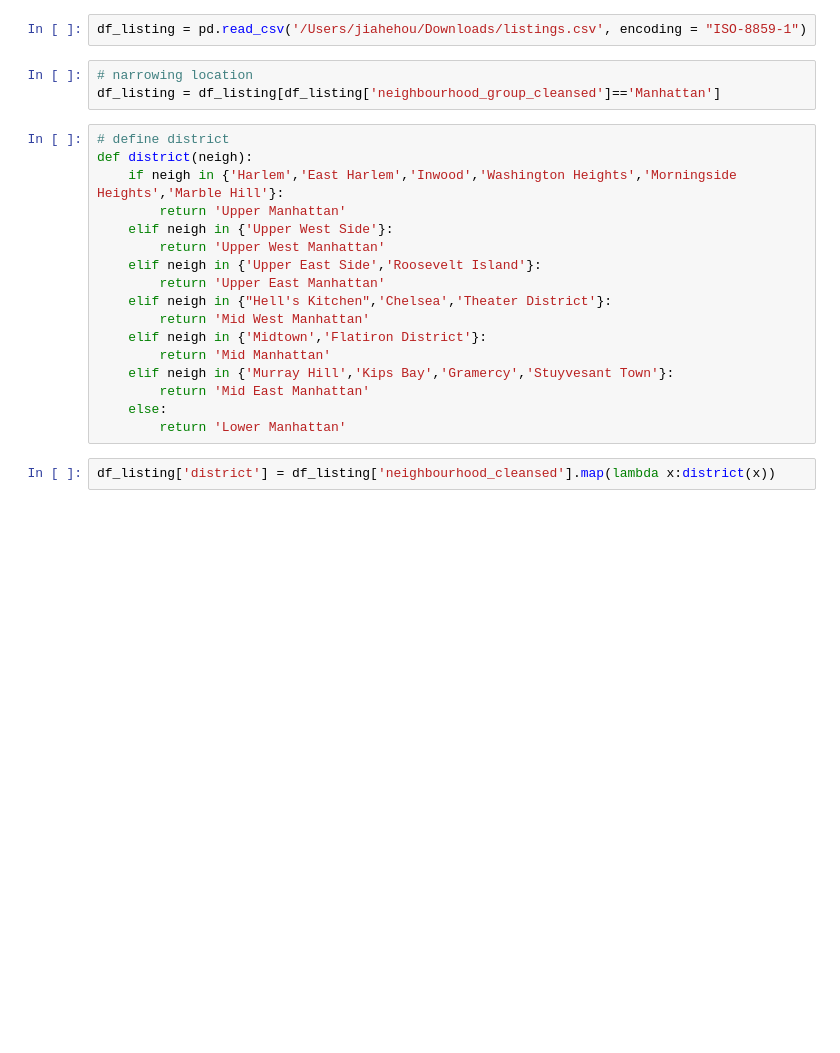
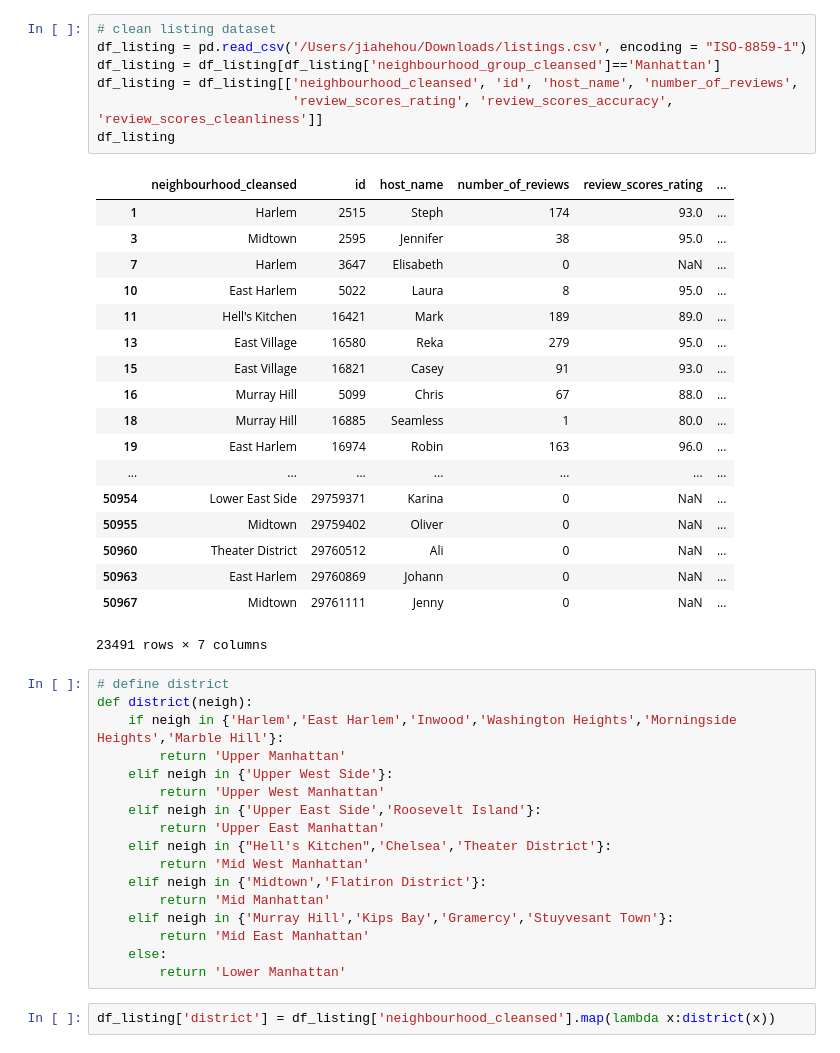
Before and after one commit to benbencony/NYC-Airbnb-Operation-Analysis, a Jupyter notebook: airbnb_sentiment_analysis.ipynb, the cells around one changed output. Saved outputs shown, nothing was run; the diff lists cells and outputs as text; blank space fills up the shorter version.

```diff
--- a/airbnb_sentiment_analysis.ipynb
+++ b/airbnb_sentiment_analysis.ipynb
@@ -31,8 +42,29 @@ df_review[df_review['pickup_year'] == 2018].reset_index().sample(10000)
 # %%
+# clean listing dataset
 df_listing = pd.read_csv('/Users/jiahehou/Downloads/listings.csv', encoding = "ISO-8859-1")
+df_listing = df_listing[df_listing['neighbourhood_group_cleansed']=='Manhattan']
+df_listing = df_listing[['neighbourhood_cleansed', 'id', 'host_name', 'number_of_reviews',
+                         'review_scores_rating', 'review_scores_accuracy', 'review_scores_cleanliness']]
+df_listing
+# %% [output]
+|  | neighbourhood_cleansed | id | host_name | number_of_reviews | review_scores_rating | ... |
+| 1 | Harlem | 2515 | Steph | 174 | 93.0 | ... |
+| 3 | Midtown | 2595 | Jennifer | 38 | 95.0 | ... |
+| 7 | Harlem | 3647 | Elisabeth | 0 | NaN | ... |
+| 10 | East Harlem | 5022 | Laura | 8 | 95.0 | ... |
+| 11 | Hell's Kitchen | 16421 | Mark | 189 | 89.0 | ... |
+| 13 | East Village | 16580 | Reka | 279 | 95.0 | ... |
+| 15 | East Village | 16821 | Casey | 91 | 93.0 | ... |
+| 16 | Murray Hill | 5099 | Chris | 67 | 88.0 | ... |
+| 18 | Murray Hill | 16885 | Seamless | 1 | 80.0 | ... |
+| 19 | East Harlem | 16974 | Robin | 163 | 96.0 | ... |
+| ... | ... | ... | ... | ... | ... | ... |
+| 50954 | Lower East Side | 29759371 | Karina | 0 | NaN | ... |
+| 50955 | Midtown | 29759402 | Oliver | 0 | NaN | ... |
+| 50960 | Theater District | 29760512 | Ali | 0 | NaN | ... |
+| 50963 | East Harlem | 29760869 | Johann | 0 | NaN | ... |
+| 50967 | Midtown | 29761111 | Jenny | 0 | NaN | ... |
+23491 rows × 7 columns
-# %%
-# narrowing location
-df_listing = df_listing[df_listing['neighbourhood_group_cleansed']=='Manhattan']
 # %%
 # define district
 def district(neigh):
```
Also changed, not shown: parts of 40 cells of this notebook.
